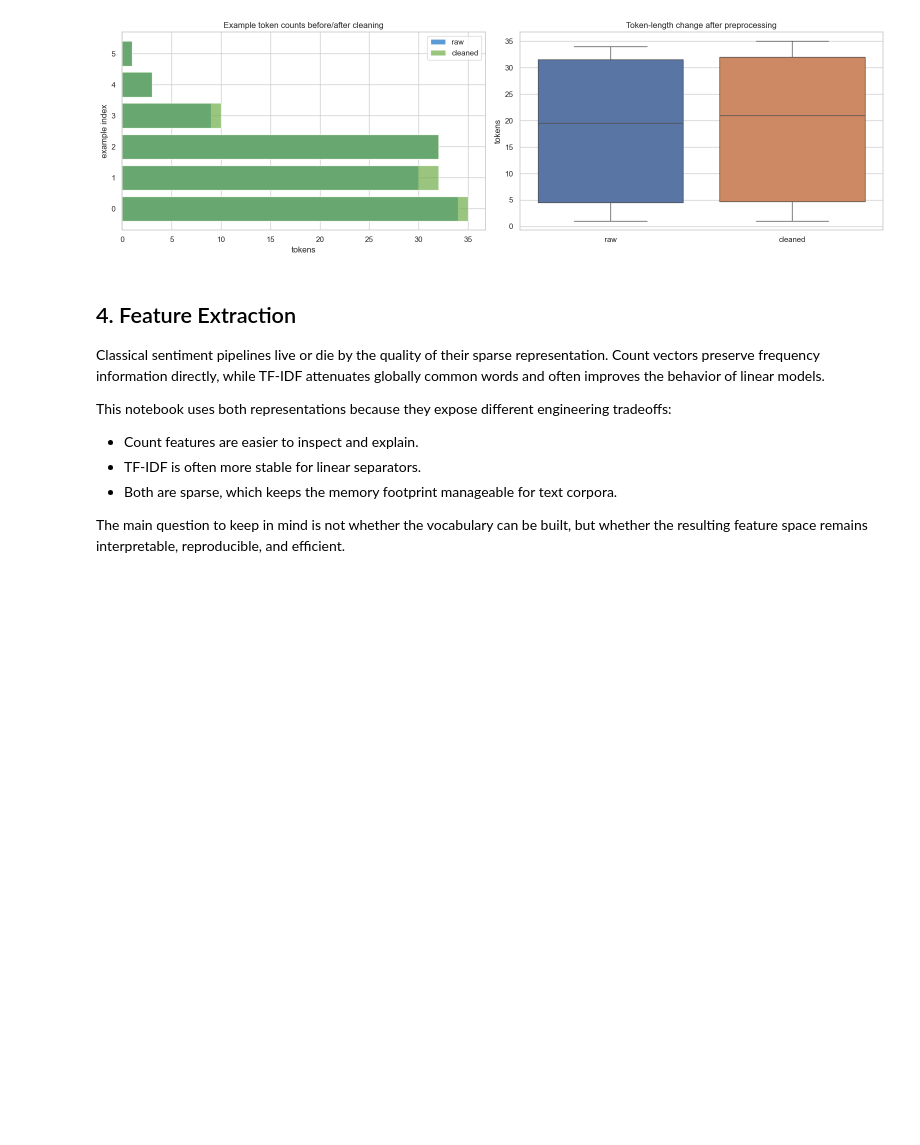
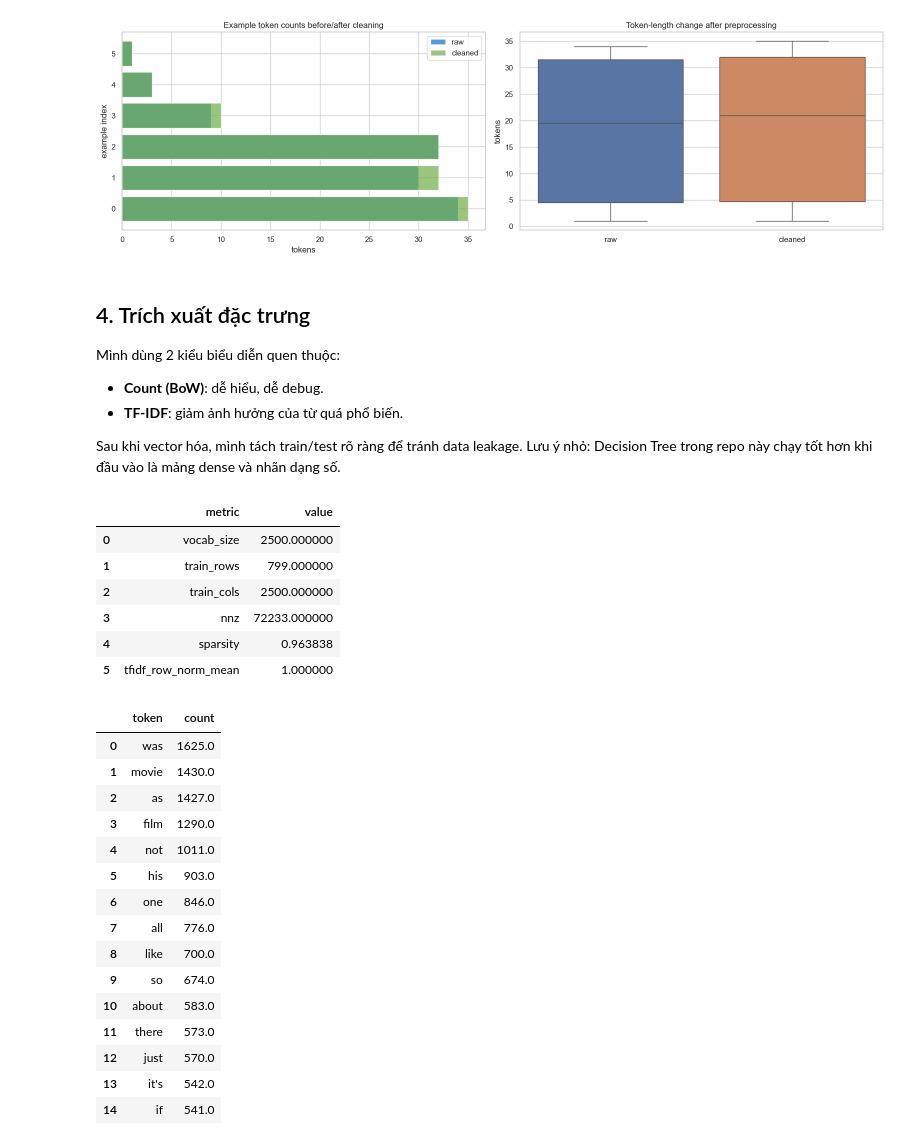
Before and after one commit to Dyu20705/Classical-NLP-From-Scratch-Research-Framework, a Jupyter notebook: notebook/exploration.ipynb, the cells around one changed output. Drawn from its saved outputs; the diff is of its cells as text; code cells hidden in the pictures; blank space fills up the shorter version.

```diff
--- a/notebook/exploration.ipynb
+++ b/notebook/exploration.ipynb
@@ -284,21 +215,26 @@ plt.tight_layout()
 # %% [output]
 [figure]
 # %% [markdown]
-## 4. Feature Extraction
+## 4. Trích xuất đặc trưng
 
-Classical sentiment pipelines live or die by the quality of their sparse representation. Count vectors preserve frequency information directly, while TF-IDF attenuates globally common words and often improves the behavior of linear models.
+Mình dùng 2 kiểu biểu diễn quen thuộc:
 
-This notebook uses both representations because they expose different engineering tradeoffs:
-- Count features are easier to inspect and explain.
-- TF-IDF is often more stable for linear separators.
-- Both are sparse, which keeps the memory footprint manageable for text corpora.
+- **Count (BoW)**: dễ hiểu, dễ debug.
+- **TF-IDF**: giảm ảnh hưởng của từ quá phổ biến.
 
-The main question to keep in mind is not whether the vocabulary can be built, but whether the resulting feature space remains interpretable, reproducible, and efficient.
+Sau khi vector hóa, mình tách train/test rõ ràng để tránh data leakage.
+Lưu ý nhỏ: Decision Tree trong repo này chạy tốt hơn khi đầu vào là mảng dense và nhãn dạng số.
 # %%
-feature_sample = imdb_bundle['data'].dropna(subset=['text', 'label']).sample(min(1200, len(imdb_bundle['data'])), random_state=42).copy()
+# Dùng IMDB cho bài toán nhị phân để notebook chạy nhanh và dễ quan sát
+feature_sample = imdb_bundle['data'].dropna(subset=['text', 'label']).sample(min(1000, len(imdb_bundle['data'])), random_state=42).copy()
 feature_sample['processed_text'] = feature_sample['text'].map(lambda text: ' '.join(processor.process(text)))
+
+# Mã hóa nhãn sang số để tránh lỗi kiểu dữ liệu khi fit Decision Tree
+label_codes, label_uniques = pd.factorize(feature_sample['label'])
+label_to_name = {int(i): str(name) for i, name in enumerate(label_uniques)}
+
 feature_texts = feature_sample['processed_text'].tolist()
-feature_labels = feature_sample['label'].tolist()
+feature_labels = label_codes.astype(int)
 
 feature_train_text, feature_test_text, feature_train_y, feature_test_y = train_test_split(
     np.array(feature_texts),
@@ -308,7 +244,7 @@ feature_train_text, feature_test_text, feature_train_y, feature_test_y = train_t
     stratify=True,
 )
 
-vectorizer = CountVectorizer(lowercase=True, ngram_range=(1, 2), max_features=5000)
+vectorizer = CountVectorizer(lowercase=True, ngram_range=(1, 2), max_features=2500)
 X_train_counts = vectorizer.fit_transform(feature_train_text)
 X_test_counts = vectorizer.transform(feature_test_text)
 
@@ -319,35 +255,60 @@ X_test_tfidf = tfidf.transform(X_test_counts)
 vocab_size = len(vectorizer.vocabulary_)
 train_sparsity = 1.0 - (X_train_counts.nnz / (X_train_counts.shape[0] * X_train_counts.shape[1]))
 tfidf_norms = np.sqrt(np.asarray(X_train_tfidf.power(2).sum(axis=1)).ravel())
 
 column_sums = np.asarray(X_train_counts.sum(axis=0)).ravel()
 inv_vocab = {index: token for token, index in vectorizer.vocabulary_.items()}
-top_term_indices = np.argsort(column_sums)[-20:][::-1]
+top_term_indices = np.argsort(column_sums)[-15:][::-1]
 top_terms = pd.DataFrame({
     'token': [inv_vocab[index] for index in top_term_indices],
     'count': column_sums[top_term_indices],
 })
 
 feature_summary = pd.DataFrame({
-    'metric': ['vocab_size', 'train_shape_0', 'train_shape_1', 'nnz', 'sparsity', 'tfidf_row_norm_mean'],
+    'metric': ['vocab_size', 'train_rows', 'train_cols', 'nnz', 'sparsity', 'tfidf_row_norm_mean'],
     'value': [vocab_size, X_train_counts.shape[0], X_train_counts.shape[1], X_train_counts.nnz, train_sparsity, tfidf_norms.mean()],
 })
 
 feature_bundle = {
     'train_text': feature_train_text,
     'test_text': feature_test_text,
     'train_y': feature_train_y,
     'test_y': feature_test_y,
+    'label_to_name': label_to_name,
     'count_vectorizer': vectorizer,
     'tfidf_transformer': tfidf,
     'X_train_counts': X_train_counts,
     'X_test_counts': X_test_counts,
     'X_train_tfidf': X_train_tfidf,
     'X_test_tfidf': X_test_tfidf,
 }
 
 display(feature_summary)
 display(top_terms)
+# %% [output]
+|  | metric | value |
+| 0 | vocab_size | 2500.000000 |
+| 1 | train_rows | 799.000000 |
+| 2 | train_cols | 2500.000000 |
+| 3 | nnz | 72233.000000 |
+| 4 | sparsity | 0.963838 |
+| 5 | tfidf_row_norm_mean | 1.000000 |
+|  | token | count |
+| 0 | was | 1625.0 |
+| 1 | movie | 1430.0 |
+| 2 | as | 1427.0 |
+| 3 | film | 1290.0 |
+| 4 | not | 1011.0 |
+| 5 | his | 903.0 |
+| 6 | one | 846.0 |
+| 7 | all | 776.0 |
+| 8 | like | 700.0 |
+| 9 | so | 674.0 |
+| 10 | about | 583.0 |
+| 11 | there | 573.0 |
+| 12 | just | 570.0 |
+| 13 | it's | 542.0 |
+| 14 | if | 541.0 |
 # %%
 fig, axes = plt.subplots(1, 2, figsize=(16, 5))
 
```
Also changed, not shown: parts of 14 cells of this notebook, 2 other files.
